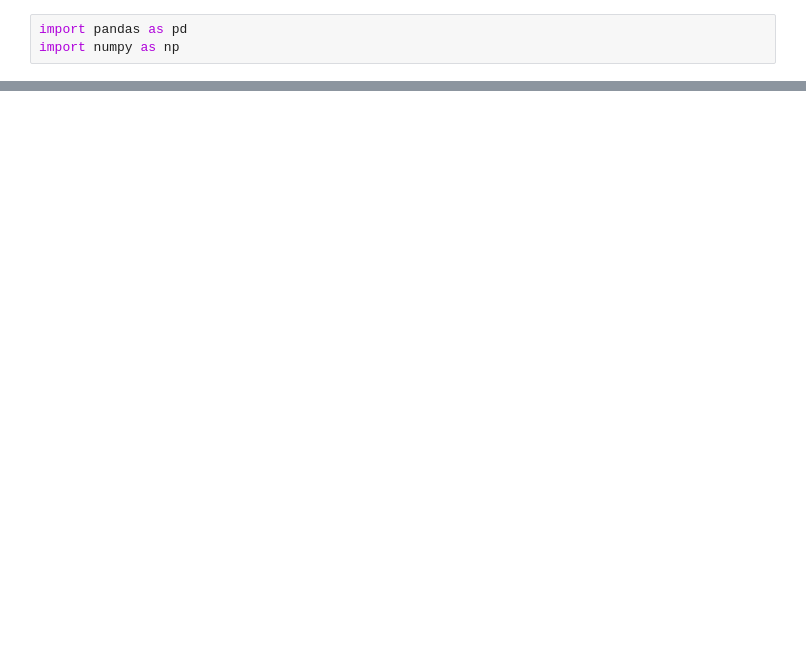
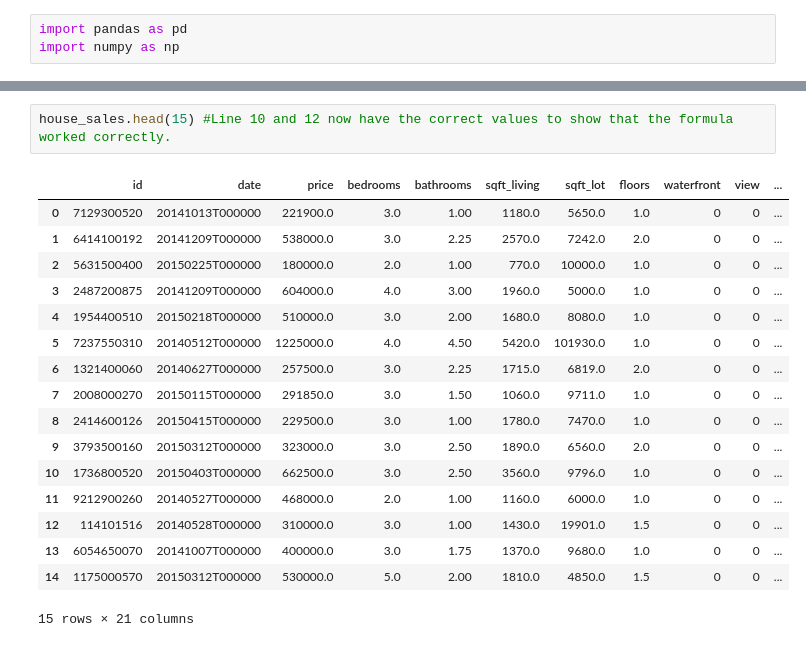
Before and after one commit to giantmagellan/WashStateHousingSales, a Jupyter notebook: JupyterNB/House_Sales_KH.ipynb, the cells around one changed output, grey strips where cells are left out. Drawn from its saved outputs; the diff is of its cells as text; blank space fills up the shorter version.

Commit message:
Adding Missing Values for SqFt

```diff
--- a/JupyterNB/House_Sales_KH.ipynb
+++ b/JupyterNB/House_Sales_KH.ipynb
@@ -34 +113,21 @@ house_sales
+# %%
+house_sales.head(15) #Line 10 and 12 now have the correct values to show that the formula worked correctly.
+# %% [output]
+|  | id | date | price | bedrooms | bathrooms | sqft_living | sqft_lot | floors | waterfront | view | ... |
+| 0 | 7129300520 | 20141013T000000 | 221900.0 | 3.0 | 1.00 | 1180.0 | 5650.0 | 1.0 | 0 | 0 | ... |
+| 1 | 6414100192 | 20141209T000000 | 538000.0 | 3.0 | 2.25 | 2570.0 | 7242.0 | 2.0 | 0 | 0 | ... |
+| 2 | 5631500400 | 20150225T000000 | 180000.0 | 2.0 | 1.00 | 770.0 | 10000.0 | 1.0 | 0 | 0 | ... |
+| 3 | 2487200875 | 20141209T000000 | 604000.0 | 4.0 | 3.00 | 1960.0 | 5000.0 | 1.0 | 0 | 0 | ... |
+| 4 | 1954400510 | 20150218T000000 | 510000.0 | 3.0 | 2.00 | 1680.0 | 8080.0 | 1.0 | 0 | 0 | ... |
+| 5 | 7237550310 | 20140512T000000 | 1225000.0 | 4.0 | 4.50 | 5420.0 | 101930.0 | 1.0 | 0 | 0 | ... |
+| 6 | 1321400060 | 20140627T000000 | 257500.0 | 3.0 | 2.25 | 1715.0 | 6819.0 | 2.0 | 0 | 0 | ... |
+| 7 | 2008000270 | 20150115T000000 | 291850.0 | 3.0 | 1.50 | 1060.0 | 9711.0 | 1.0 | 0 | 0 | ... |
+| 8 | 2414600126 | 20150415T000000 | 229500.0 | 3.0 | 1.00 | 1780.0 | 7470.0 | 1.0 | 0 | 0 | ... |
+| 9 | 3793500160 | 20150312T000000 | 323000.0 | 3.0 | 2.50 | 1890.0 | 6560.0 | 2.0 | 0 | 0 | ... |
+| 10 | 1736800520 | 20150403T000000 | 662500.0 | 3.0 | 2.50 | 3560.0 | 9796.0 | 1.0 | 0 | 0 | ... |
+| 11 | 9212900260 | 20140527T000000 | 468000.0 | 2.0 | 1.00 | 1160.0 | 6000.0 | 1.0 | 0 | 0 | ... |
+| 12 | 114101516 | 20140528T000000 | 310000.0 | 3.0 | 1.00 | 1430.0 | 19901.0 | 1.5 | 0 | 0 | ... |
+| 13 | 6054650070 | 20141007T000000 | 400000.0 | 3.0 | 1.75 | 1370.0 | 9680.0 | 1.0 | 0 | 0 | ... |
+| 14 | 1175000570 | 20150312T000000 | 530000.0 | 5.0 | 2.00 | 1810.0 | 4850.0 | 1.5 | 0 | 0 | ... |
+15 rows × 21 columns
 # %%
```
Also changed, not shown: parts of 18 cells of this notebook.
